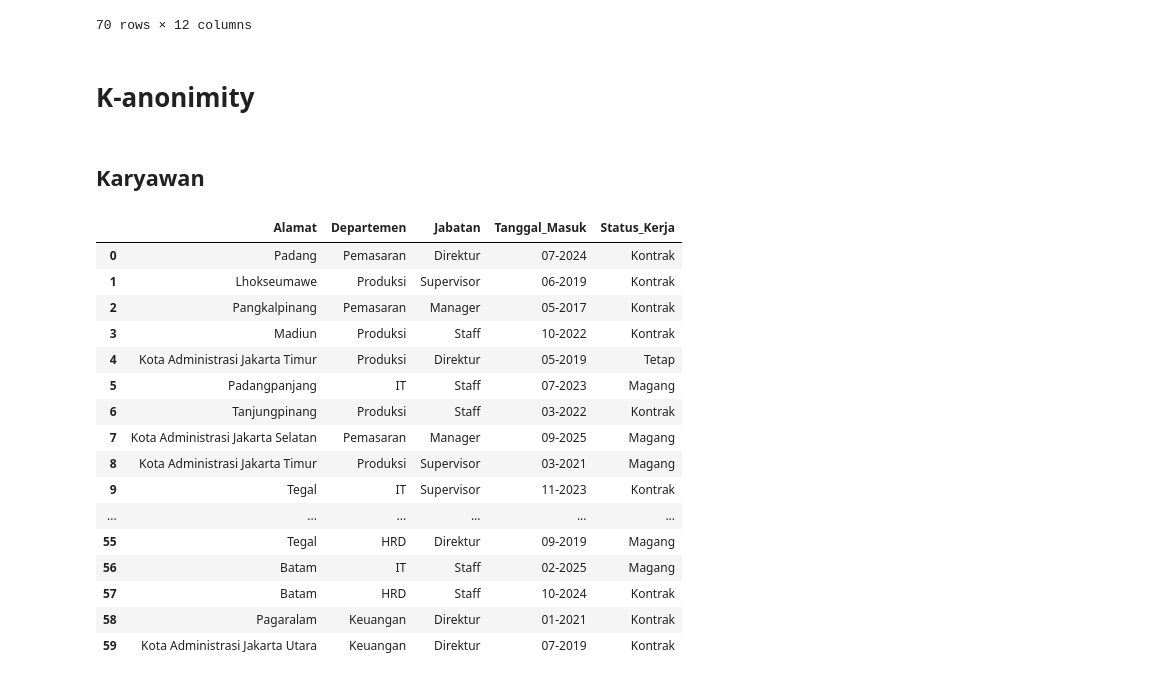
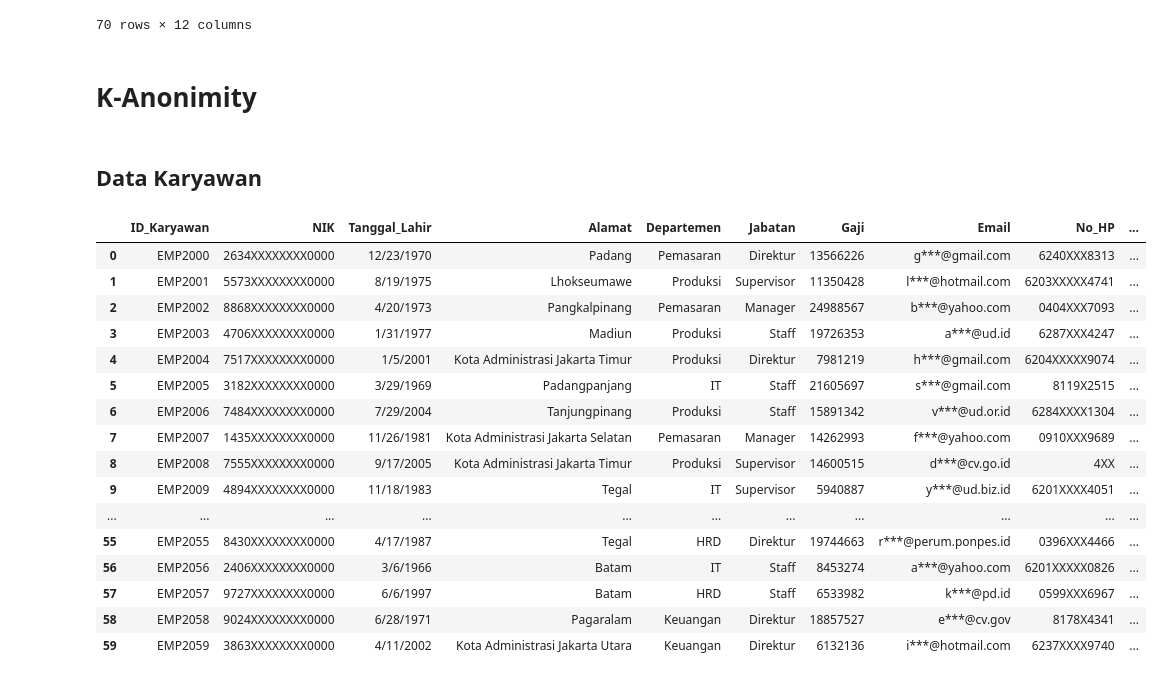
Before and after one commit to diosamuel/data_anonym_task, a Jupyter notebook: DataAnonymity.ipynb, the cells around one changed output. Drawn from its saved outputs; the diff is of its cells as text; code cells hidden in the pictures.

```diff
--- a/DataAnonymity.ipynb
+++ b/DataAnonymity.ipynb
@@ -518,7 +518,27 @@ siswa
 | 69 | SIS3069 | Adhiarja Nababan | 3439XXXXXXXX9265 | Pangkalpinang | PD Gunarto (Persero) Tbk School | X | Teknik Komputer | Sangat Baik | w***@yahoo.com | 0612XX3189 | ... |
 70 rows × 12 columns
 # %% [markdown]
-# K-anonimity
+# K-Anonimity
 # %% [markdown]
-## Karyawan
+## Data Karyawan
+# %%
+karyawan
+# %% [output]
+|  | ID_Karyawan | NIK | Tanggal_Lahir | Alamat | Departemen | Jabatan | Gaji | Email | No_HP | ... |
+| 0 | EMP2000 | 2634XXXXXXXX0000 | 12/23/1970 | Padang | Pemasaran | Direktur | 13566226 | g***@gmail.com | 6240XXX8313 | ... |
+| 1 | EMP2001 | 5573XXXXXXXX0000 | 8/19/1975 | Lhokseumawe | Produksi | Supervisor | 11350428 | l***@hotmail.com | 6203XXXXX4741 | ... |
+| 2 | EMP2002 | 8868XXXXXXXX0000 | 4/20/1973 | Pangkalpinang | Pemasaran | Manager | 24988567 | b***@yahoo.com | 0404XXX7093 | ... |
+| 3 | EMP2003 | 4706XXXXXXXX0000 | 1/31/1977 | Madiun | Produksi | Staff | 19726353 | a***@ud.id | 6287XXX4247 | ... |
+| 4 | EMP2004 | 7517XXXXXXXX0000 | 1/5/2001 | Kota Administrasi Jakarta Timur | Produksi | Direktur | 7981219 | h***@gmail.com | 6204XXXXX9074 | ... |
+| 5 | EMP2005 | 3182XXXXXXXX0000 | 3/29/1969 | Padangpanjang | IT | Staff | 21605697 | s***@gmail.com | 8119X2515 | ... |
+| 6 | EMP2006 | 7484XXXXXXXX0000 | 7/29/2004 | Tanjungpinang | Produksi | Staff | 15891342 | v***@ud.or.id | 6284XXXX1304 | ... |
+| 7 | EMP2007 | 1435XXXXXXXX0000 | 11/26/1981 | Kota Administrasi Jakarta Selatan | Pemasaran | Manager | 14262993 | f***@yahoo.com | 0910XXX9689 | ... |
+| 8 | EMP2008 | 7555XXXXXXXX0000 | 9/17/2005 | Kota Administrasi Jakarta Timur | Produksi | Supervisor | 14600515 | d***@cv.go.id | 4XX | ... |
+| 9 | EMP2009 | 4894XXXXXXXX0000 | 11/18/1983 | Tegal | IT | Supervisor | 5940887 | y***@ud.biz.id | 6201XXXX4051 | ... |
+| ... | ... | ... | ... | ... | ... | ... | ... | ... | ... | ... |
+| 55 | EMP2055 | 8430XXXXXXXX0000 | 4/17/1987 | Tegal | HRD | Direktur | 19744663 | r***@perum.ponpes.id | 0396XXX4466 | ... |
+| 56 | EMP2056 | 2406XXXXXXXX0000 | 3/6/1966 | Batam | IT | Staff | 8453274 | a***@yahoo.com | 6201XXXXX0826 | ... |
+| 57 | EMP2057 | 9727XXXXXXXX0000 | 6/6/1997 | Batam | HRD | Staff | 6533982 | k***@pd.id | 0599XXX6967 | ... |
+| 58 | EMP2058 | 9024XXXXXXXX0000 | 6/28/1971 | Pagaralam | Keuangan | Direktur | 18857527 | e***@cv.gov | 8178X4341 | ... |
+| 59 | EMP2059 | 3863XXXXXXXX0000 | 4/11/2002 | Kota Administrasi Jakarta Utara | Keuangan | Direktur | 6132136 | i***@hotmail.com | 6237XXXX9740 | ... |
 # %%
@@ -526,20 +545,0 @@ k_karyawan = karyawan.drop(columns=["NIK","ID_Karyawan","Tanggal_Lahir","Gaji","
-# %%
-k_karyawan
-# %% [output]
-|  | Alamat | Departemen | Jabatan | Tanggal_Masuk | Status_Kerja |
-| 0 | Padang | Pemasaran | Direktur | 07-2024 | Kontrak |
-| 1 | Lhokseumawe | Produksi | Supervisor | 06-2019 | Kontrak |
-| 2 | Pangkalpinang | Pemasaran | Manager | 05-2017 | Kontrak |
-| 3 | Madiun | Produksi | Staff | 10-2022 | Kontrak |
-| 4 | Kota Administrasi Jakarta Timur | Produksi | Direktur | 05-2019 | Tetap |
-| 5 | Padangpanjang | IT | Staff | 07-2023 | Magang |
-| 6 | Tanjungpinang | Produksi | Staff | 03-2022 | Kontrak |
-| 7 | Kota Administrasi Jakarta Selatan | Pemasaran | Manager | 09-2025 | Magang |
-| 8 | Kota Administrasi Jakarta Timur | Produksi | Supervisor | 03-2021 | Magang |
-| 9 | Tegal | IT | Supervisor | 11-2023 | Kontrak |
-| ... | ... | ... | ... | ... | ... |
-| 55 | Tegal | HRD | Direktur | 09-2019 | Magang |
-| 56 | Batam | IT | Staff | 02-2025 | Magang |
-| 57 | Batam | HRD | Staff | 10-2024 | Kontrak |
-| 58 | Pagaralam | Keuangan | Direktur | 01-2021 | Kontrak |
-| 59 | Kota Administrasi Jakarta Utara | Keuangan | Direktur | 07-2019 | Kontrak |
```
Also changed, not shown: parts of 12 cells of this notebook.
